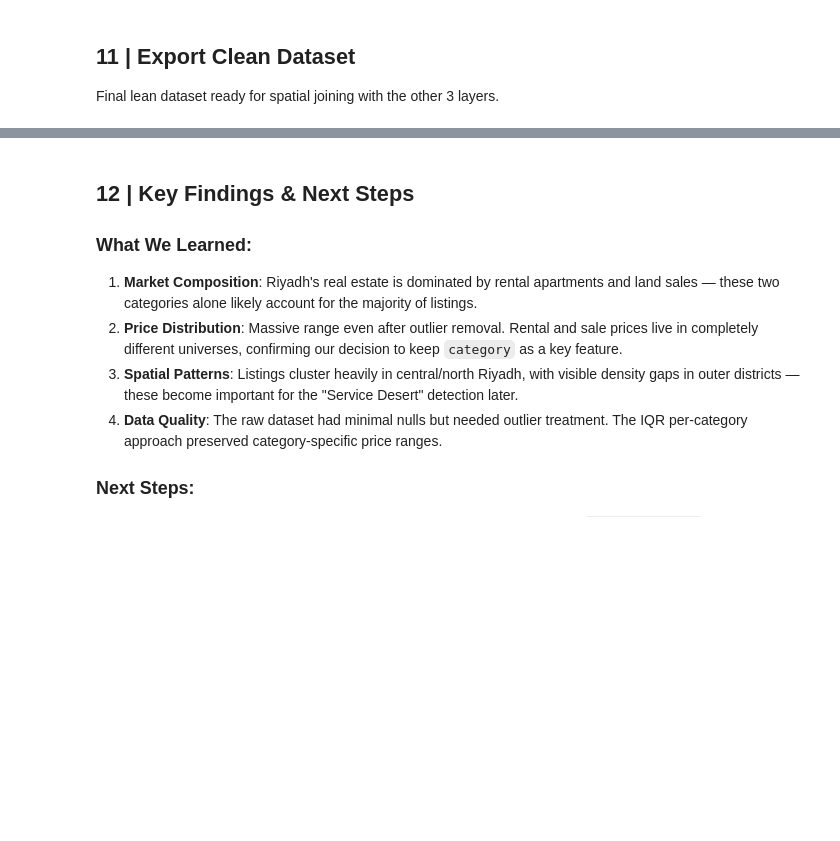
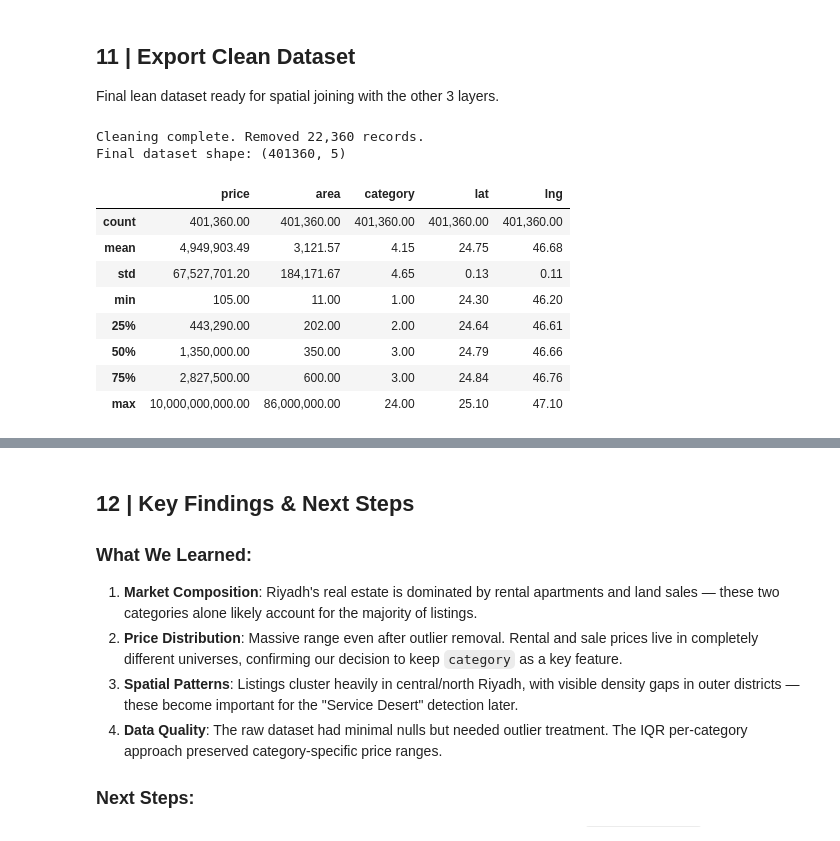
Before and after one commit to AbdulrahmanB-25/Machine_Learning_Competition, a Jupyter notebook: EDA_of_DataSets/EDA_Riyadh_Real_Estate.ipynb, the cells around one changed output, grey strips where cells are left out. Saved outputs shown, nothing was run; the diff lists cells and outputs as text; code cells hidden in the pictures; blank space fills up the shorter version.

```diff
--- a/EDA_of_DataSets/EDA_Riyadh_Real_Estate.ipynb
+++ b/EDA_of_DataSets/EDA_Riyadh_Real_Estate.ipynb
@@ -483,3 +624,51 @@ df[['price', 'area', 'category', 'lat', 'lng']].describe()
 # %% [markdown]
 ## 11 | Export Clean Dataset
 Final lean dataset ready for spatial joining with the other 3 layers.
+# %%
+import pandas as pd
+import numpy as np
+
+# 1. Feature Selection (Keeping only the Layer 1 foundation)
+# Re-mapping 'location.lat/lng' to 'lat/lng' as per your notebook's standard
+keep_cols = ['price', 'area', 'category', 'location.lat', 'location.lng']
+df = df_raw[keep_cols].copy()
+df = df.rename(columns={'location.lat': 'lat', 'location.lng': 'lng'})
+
+# 2. Data Cleaning Protocol (The "Data Surgeon" steps)
+initial_count = len(df)
+
+# Step A: Drop null coordinates
+df = df.dropna(subset=['lat', 'lng'])
+
+# Step B: Remove placeholder values (The fix for Price/Area = 1)
+# Your notebook uses > 0, but for Riyadh DNA, we can enforce realistic floors
+df = df[(df['price'] > 100) & (df['area'] > 10)]
+
+# Step C: Spatial Clipping (Remove coordinates outside Riyadh's bounding box)
+# This removes listings erroneously tagged in other cities or the sea
+lat_mask = (df['lat'] >= 24.3) & (df['lat'] <= 25.1)
+lng_mask = (df['lng'] >= 46.2) & (df['lng'] <= 47.1)
+df = df[lat_mask & lng_mask]
+
+# Step D: Remove exact duplicates
+df = df.drop_duplicates()
+
+# 3. Report Results
+total_removed = initial_count - len(df)
+print(f"Cleaning complete. Removed {total_removed:,} records.")
+print(f"Final dataset shape: {df.shape}")
+
+# Re-run stats to verify '1.00' is gone
+display(df.describe())
+# %% [output]
+Cleaning complete. Removed 22,360 records.
+Final dataset shape: (401360, 5)
+|  | price | area | category | lat | lng |
+| count | 401,360.00 | 401,360.00 | 401,360.00 | 401,360.00 | 401,360.00 |
+| mean | 4,949,903.49 | 3,121.57 | 4.15 | 24.75 | 46.68 |
+| std | 67,527,701.20 | 184,171.67 | 4.65 | 0.13 | 0.11 |
+| min | 105.00 | 11.00 | 1.00 | 24.30 | 46.20 |
+| 25% | 443,290.00 | 202.00 | 2.00 | 24.64 | 46.61 |
+| 50% | 1,350,000.00 | 350.00 | 3.00 | 24.79 | 46.66 |
+| 75% | 2,827,500.00 | 600.00 | 3.00 | 24.84 | 46.76 |
+| max | 10,000,000,000.00 | 86,000,000.00 | 24.00 | 25.10 | 47.10 |
```
Also changed, not shown: parts of 25 cells of this notebook.
